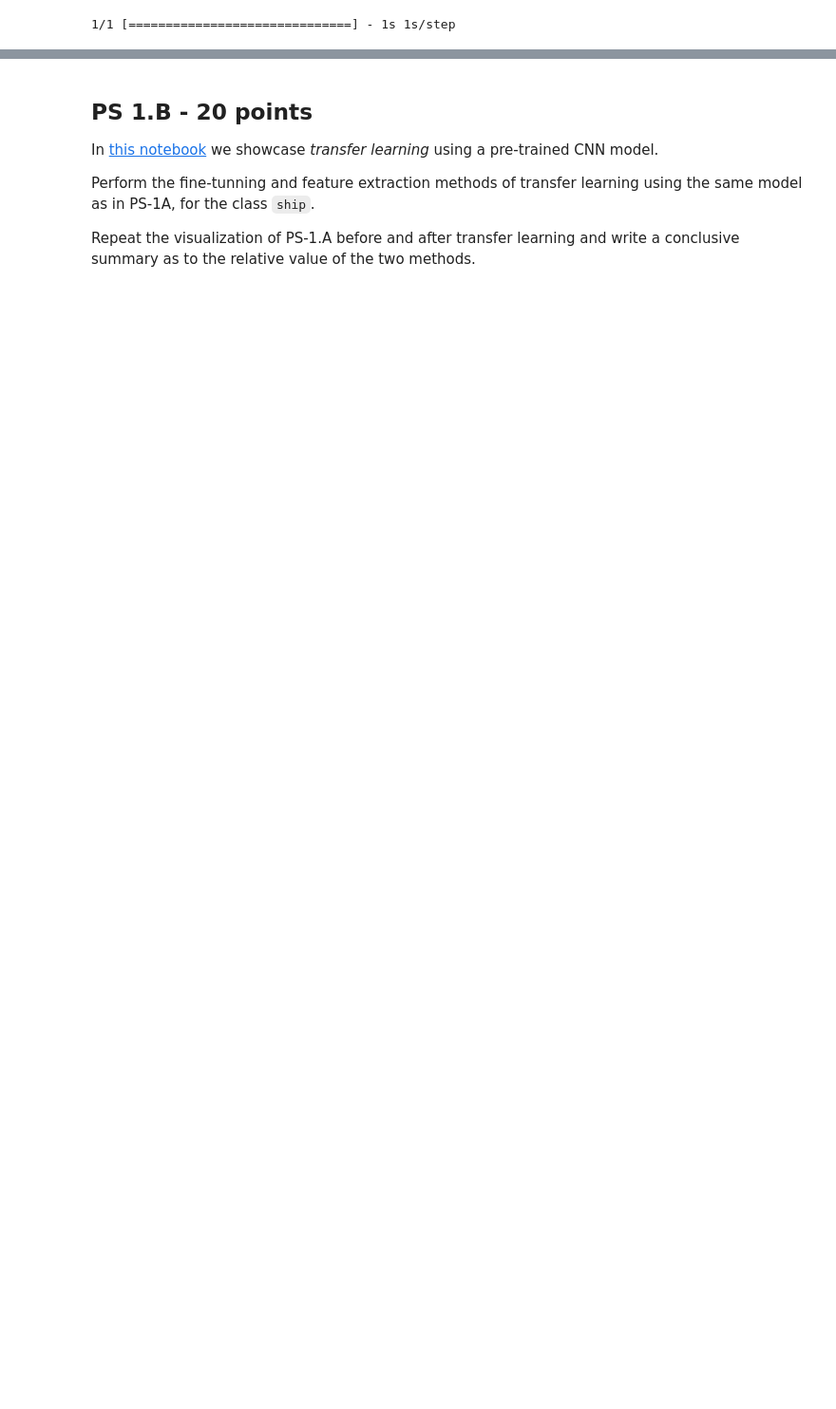
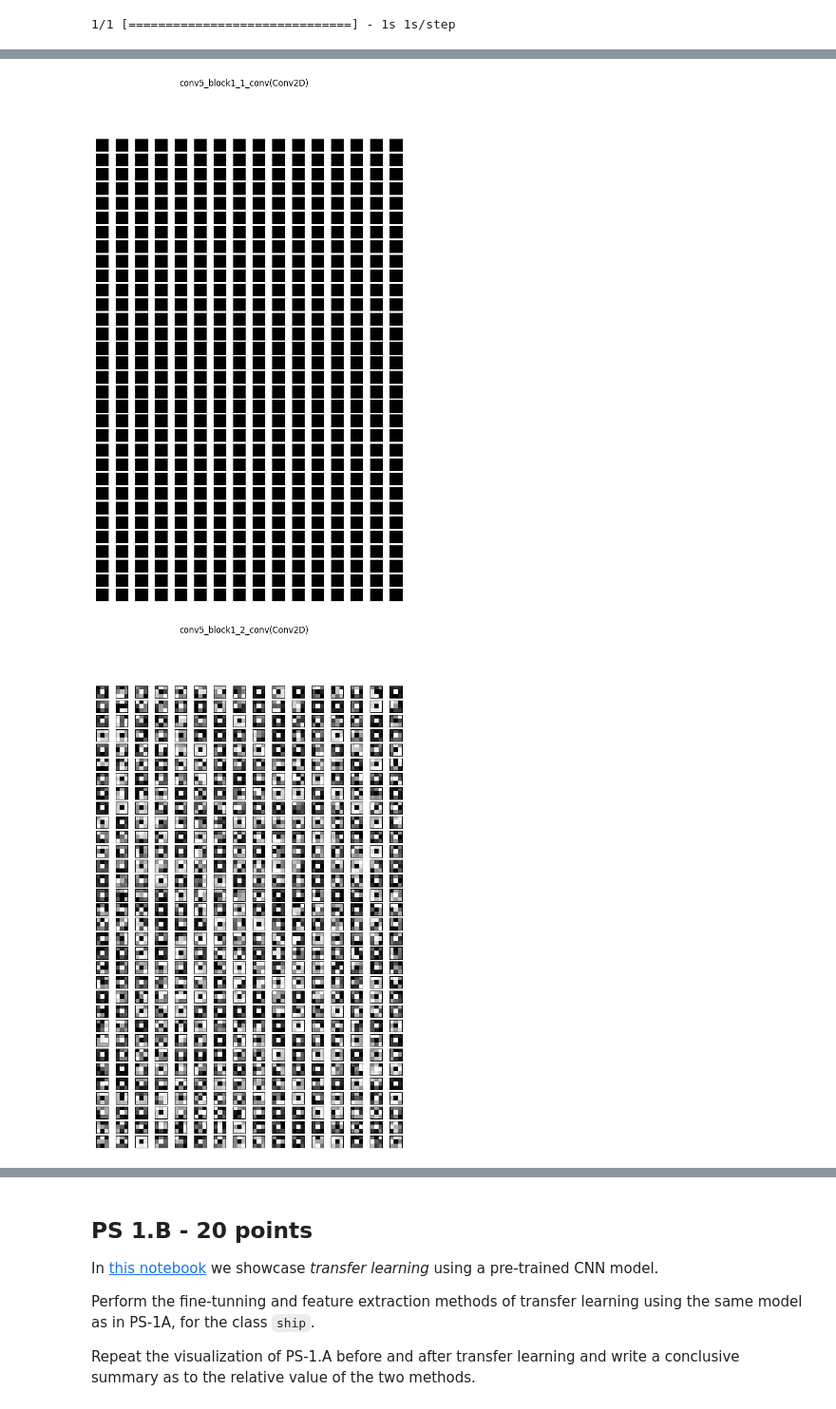
Before and after one commit to Jasonchen0317/ML_Projects, a Jupyter notebook: TakeAtHome/take-at-home.ipynb, the cells around one changed output, grey strips where cells are left out. Shown at 95% size. Saved outputs shown, nothing was run; the diff lists cells and outputs as text; code cells hidden in the pictures; blank space fills up the shorter version.

```diff
--- a/TakeAtHome/take-at-home.ipynb
+++ b/TakeAtHome/take-at-home.ipynb
@@ -259,0 +315,7 @@ plt.show()
+# %%
+layer_names = get_layer_names(141, 172)
+filters = get_filters(141, 172, layer_names)
+plot_filters(layer_names, filters)
+# %% [output]
+[figure, added]
+[figure, added]
```
Also changed, not shown: parts of 25 cells of this notebook.
